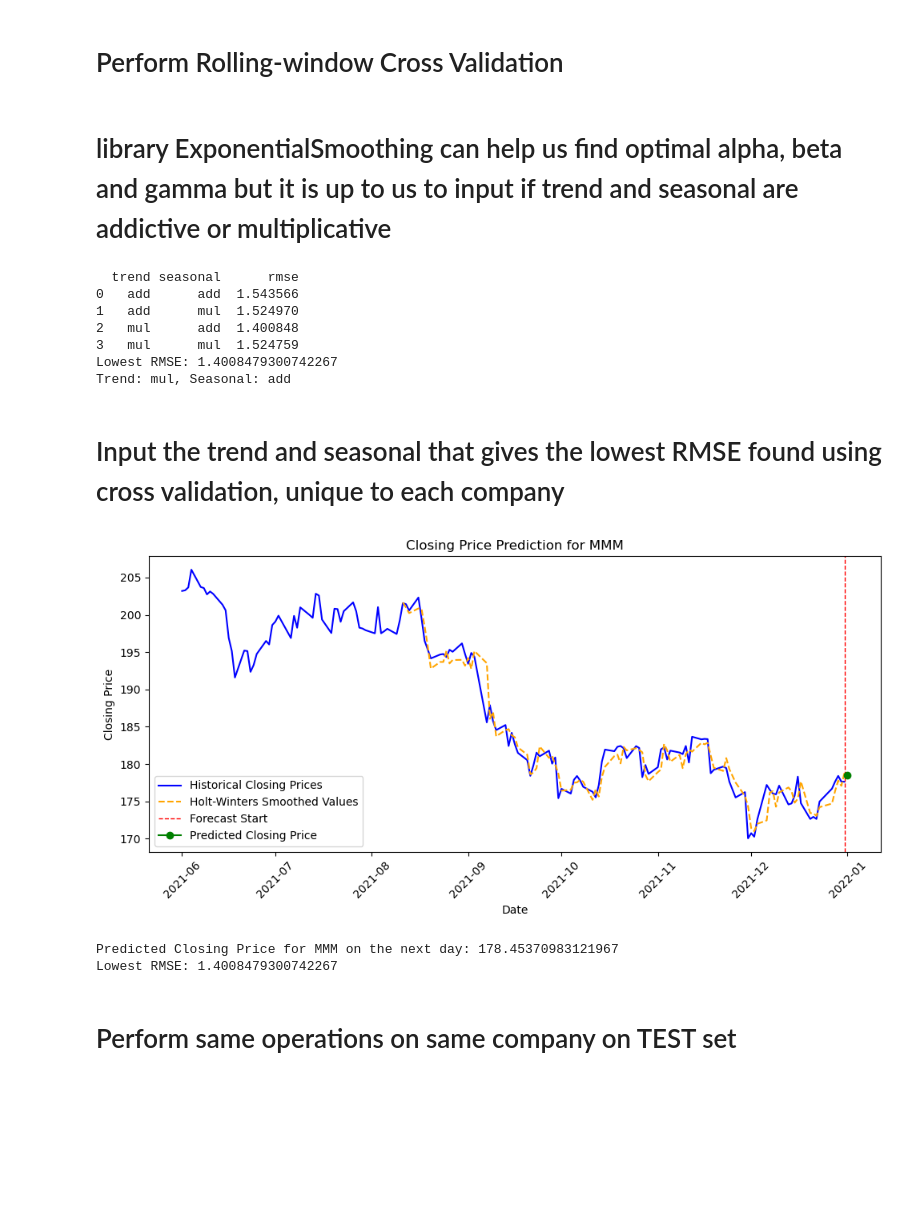
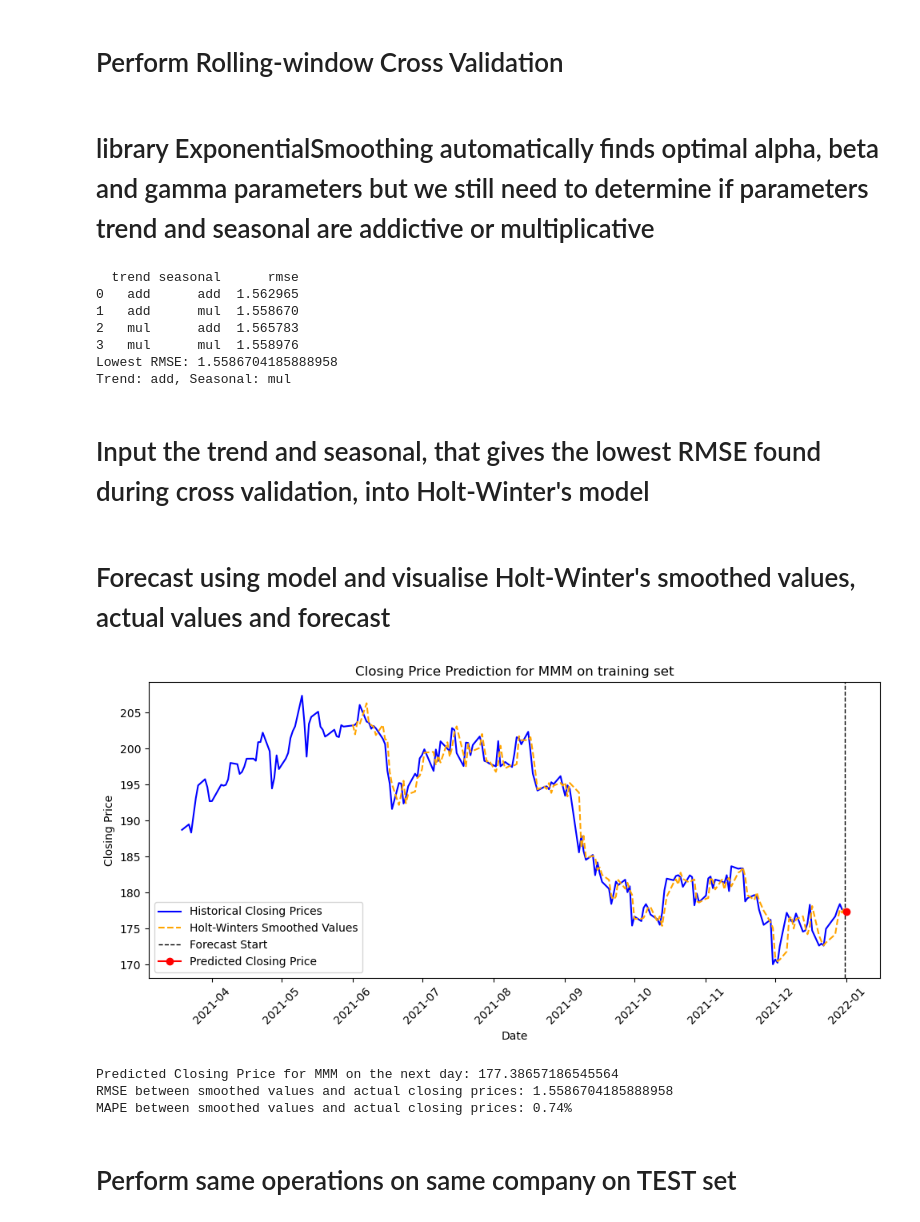
Before and after one commit to yothisisash/IT1244-Stock-Market, a Jupyter notebook: holt_winters_single_company_v2.ipynb, the cells around one changed output. Drawn from its saved outputs; the diff is of its cells as text; code cells hidden in the pictures; blank space fills up the shorter version.

```diff
--- a/holt_winters_single_company_v2.ipynb
+++ b/holt_winters_single_company_v2.ipynb
@@ -63,7 +63,7 @@ if len(company_data) < 5:
     raise ValueError("Not enough data to predict. At least 5 days are required.")
 
 # Use the last n days for modeling
-last_n_days = company_data['Close'].tail(100)
+last_n_days = company_data['Close'].tail(150)
 
 # Ensure 'last_n_days' is not empty
 if last_n_days.empty:
@@ -77,7 +77,7 @@ train_size = int(n * 0.8)
 test_size = n - train_size
 roll_window = 1  # Use a smaller value like 1 for rolling windows
 # %% [markdown]
-# library ExponentialSmoothing can help us find optimal alpha, beta and gamma but it is up to us to input if trend and seasonal are addictive or multiplicative
+# library ExponentialSmoothing automatically finds optimal alpha, beta and gamma parameters but we still need to determine if parameters trend and seasonal are addictive or multiplicative
 # %%
 # Define parameter combinations
 param_combinations = [
@@ -96,14 +96,14 @@ for start in range(0, test_size, roll_window):
 
     for trend, seasonal in param_combinations:
         try:
-            model = ExponentialSmoothing(train, trend=trend, seasonal=seasonal, seasonal_periods=12)
+            model = ExponentialSmoothing(train, trend=trend, seasonal=seasonal, seasonal_periods=7)
             fit = model.fit()
 
             # Forecast the next value(s)
             forecast = fit.forecast(roll_window)
 
             # Calculate RMSE
-            rmse = root_mean_squared_error(test, forecast)  # Using squared=False for RMSE
+            rmse = root_mean_squared_error(test, forecast)
 
             results.append({
                 'trend': trend,
@@ -132,14 +132,14 @@ print(f"Lowest RMSE: {lowest_rmse_row['rmse']}")
 print(f"Trend: {lowest_trend}, Seasonal: {lowest_seasonal}")
 # %% [output]
   trend seasonal      rmse
-0   add      add  1.543566
-1   add      mul  1.524970
-2   mul      add  1.400848
-3   mul      mul  1.524759
-Lowest RMSE: 1.4008479300742267
-Trend: mul, Seasonal: add
+0   add      add  1.562965
+1   add      mul  1.558670
+2   mul      add  1.565783
+3   mul      mul  1.558976
+Lowest RMSE: 1.5586704185888958
+Trend: add, Seasonal: mul
 # %% [markdown]
-# Input the trend and seasonal that gives the lowest RMSE found using cross validation, unique to each company
+# Input the trend and seasonal, that gives the lowest RMSE found during cross validation, into Holt-Winter's model
 # %%
 # Fit the Holt-Winters model
 model = ExponentialSmoothing(
@@ -154,29 +151,38 @@ forecast = model.forecast(steps=1)
+# %% [markdown]
+# Forecast using model and visualise Holt-Winter's smoothed values, actual values and forecast
 # %%
+# Forecast the next day's closing price
+forecast = model.forecast(steps=1)
+
 # Prepare data for visualization
-historical_m_data = company_data['Close'][-150:]  # Last m days for context
+historical_m_data = company_data['Close'][-200:]  # Last m days for context
 smoothed_values = model.fittedvalues
 
 # Visualization
 plt.figure(figsize=(10, 5))
 plt.plot(historical_m_data.index, historical_m_data, label='Historical Closing Prices', color='blue')
 plt.plot(smoothed_values.index, smoothed_values, label='Holt-Winters Smoothed Values', color='orange', linestyle='--')
-plt.axvline(x=historical_m_data.index[-1], color='red', linewidth=1, linestyle='--', label='Forecast Start')
-plt.plot(historical_m_data.index[-1] + pd.DateOffset(days=1), forecast, marker='o', label='Predicted Closing Price', color='green')
-plt.title(f'Closing Price Prediction for {company}')
+plt.axvline(x=historical_m_data.index[-1], color='black', linewidth=1, linestyle='--', label='Forecast Start')
+plt.plot(historical_m_data.index[-1] + pd.DateOffset(days=1), forecast, marker='o', label='Predicted Closing Price', color='red')
+plt.title(f'Closing Price Prediction for {company} on training set')
 plt.xlabel('Date')
 plt.ylabel('Closing Price')
 plt.legend()
 plt.xticks(rotation=45)
 plt.tight_layout()
 plt.show()
 
-# Output the predicted closing price
+# Output the predicted closing price and this model's RMSE and MAPE
 print(f'Predicted Closing Price for {company} on the next day: {forecast.iloc[0]}')
-print(f"Lowest RMSE: {lowest_rmse_row['rmse']}")
+print(f"RMSE between smoothed values and actual closing prices: {lowest_rmse_row['rmse']}")
+# Calculate Mean Absolute Percentage Error (MAPE)
+mape = np.mean(np.abs((last_n_days.values - smoothed_values.values) / last_n_days.values)) * 100
+print(f'MAPE between smoothed values and actual closing prices: {mape:.2f}%')
 # %% [output]
-[figure, old version]
+[figure, new version]
-Predicted Closing Price for MMM on the next day: 178.45370983121967
-Lowest RMSE: 1.4008479300742267
+Predicted Closing Price for MMM on the next day: 177.38657186545564
+RMSE between smoothed values and actual closing prices: 1.5586704185888958
+MAPE between smoothed values and actual closing prices: 0.74%
 # %% [markdown]
 # Perform same operations on same company on TEST set
 # %%
```
Also changed, not shown: parts of 3 cells of this notebook.
